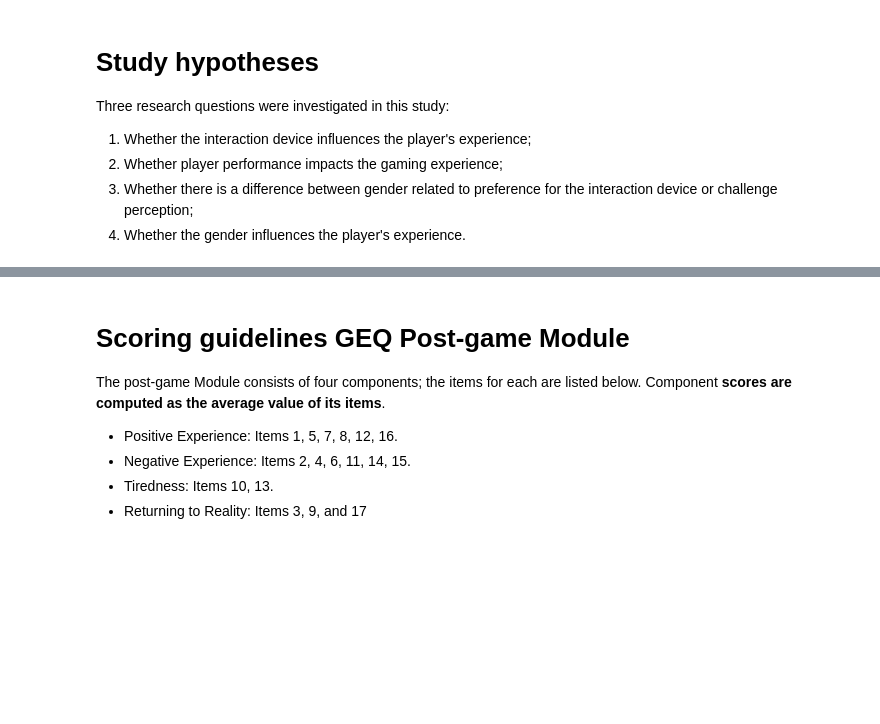
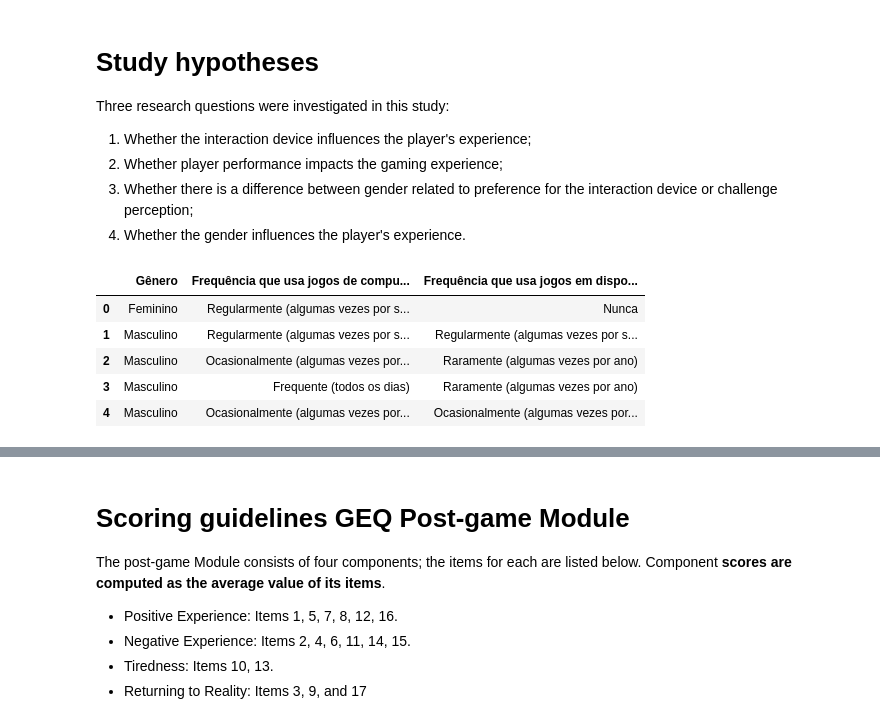
Before and after one commit to Rogerio-mack/game_analysis, a Jupyter notebook: Game_analysis_2.ipynb, the cells around one changed output, grey strips where cells are left out. Cells and saved outputs as stored; diff of their text form; code cells hidden in the pictures; blank space fills up the shorter version.

```diff
--- a/Game_analysis_2.ipynb
+++ b/Game_analysis_2.ipynb
@@ -9,3 +9,14 @@ Three research questions were investigated in this study:
 2. Whether player performance impacts the gaming experience;
 3. Whether there is a difference between gender related to preference for the interaction device or challenge perception;
 4. Whether the gender influences the player's experience.
+# %%
+df = pd.read_excel('https://github.com/Rogerio-mack/game_analysis/raw/main/data/DadosUsabilidade.xlsx',sheet_name="Perfil de Participante")
+df = df.iloc[:,[3,5,7]]
+df.head()
+# %% [output]
+|  | Gênero | Frequência que usa jogos de compu... | Frequência que usa jogos em dispo... |
+| 0 | Feminino | Regularmente (algumas vezes por s... | Nunca |
+| 1 | Masculino | Regularmente (algumas vezes por s... | Regularmente (algumas vezes por s... |
+| 2 | Masculino | Ocasionalmente (algumas vezes por... | Raramente (algumas vezes por ano) |
+| 3 | Masculino | Frequente (todos os dias) | Raramente (algumas vezes por ano) |
+| 4 | Masculino | Ocasionalmente (algumas vezes por... | Ocasionalmente (algumas vezes por... |
```
Also changed, not shown: parts of 6 cells of this notebook.
